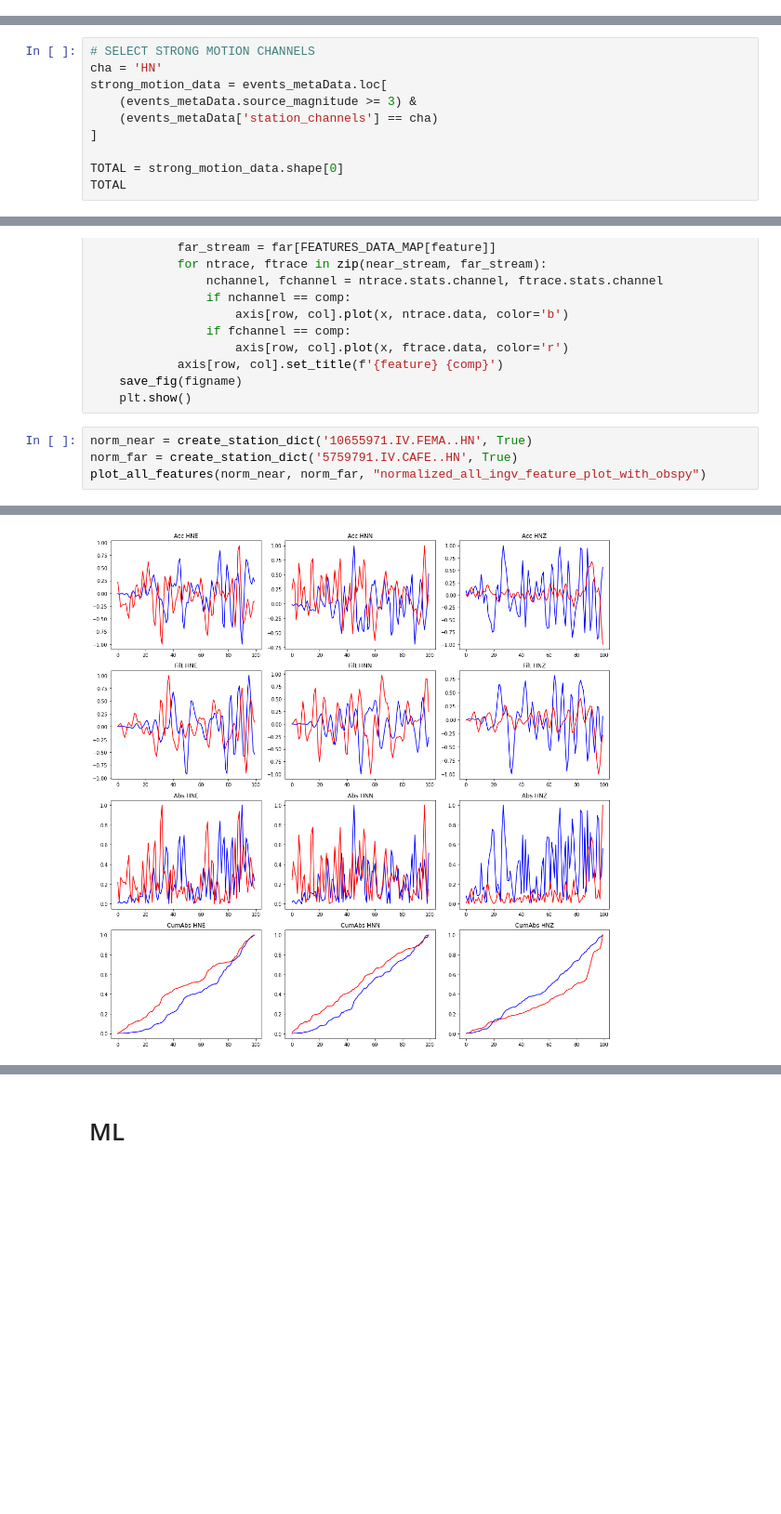
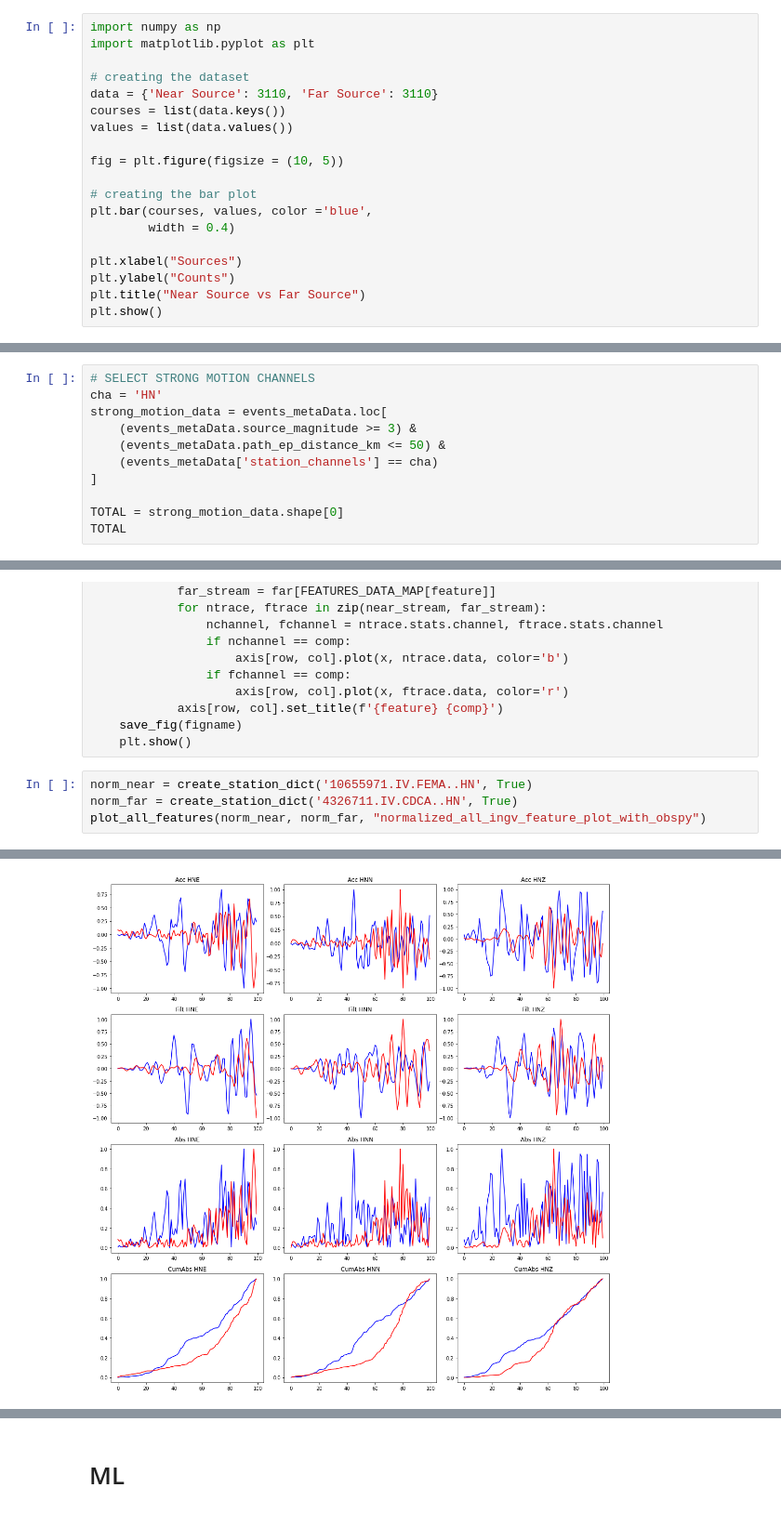
Before and after one commit to SaheedAde/earthquake_early_warning_system, a Jupyter notebook: ingv_waveform.ipynb, the cells around one changed output, grey strips where cells are left out. Shown at 93% size. Drawn from its saved outputs; the diff is of its cells as text; blank space fills up the shorter version.

Commit message:
Test INGV data
Signed-off-by: Abiodun Adebowale <adebowalesaheedabiodun@gmail.com>

```diff
--- a/ingv_waveform.ipynb
+++ b/ingv_waveform.ipynb
@@ -160,0 +185,19 @@ N records:  39043 % total:  92.6221146774844
+# %%
+import numpy as np
+import matplotlib.pyplot as plt
+
+# creating the dataset
+data = {'Near Source': 3110, 'Far Source': 3110}
+courses = list(data.keys())
+values = list(data.values())
+
+fig = plt.figure(figsize = (10, 5))
+
+# creating the bar plot
+plt.bar(courses, values, color ='blue',
+        width = 0.4)
+
+plt.xlabel("Sources")
+plt.ylabel("Counts")
+plt.title("Near Source vs Far Source")
+plt.show()
@@ -190,6 +235,7 @@ plt.savefig(gm_figname,dpi=300)
 cha = 'HN'
 strong_motion_data = events_metaData.loc[
     (events_metaData.source_magnitude >= 3) &
+    (events_metaData.path_ep_distance_km <= 50) &
     (events_metaData['station_channels'] == cha)
 ]
 
@@ -398,10 +444,10 @@ def plot_all_features(near, far, figname):
     plt.show()
 # %%
 norm_near = create_station_dict('10655971.IV.FEMA..HN', True)
-norm_far = create_station_dict('5759791.IV.CAFE..HN', True)
+norm_far = create_station_dict('4326711.IV.CDCA..HN', True)
 plot_all_features(norm_near, norm_far, "normalized_all_ingv_feature_plot_with_obspy")
 # %% [output]
 Saving figure normalized_all_ingv_feature_plot_with_obspy
-[figure, old version]
+[figure, new version]
 # %%
 norm_near = create_station_dict('10655971.IV.FEMA..HN', False)
```
Also changed, not shown: parts of 18 cells of this notebook, 9 other files.
